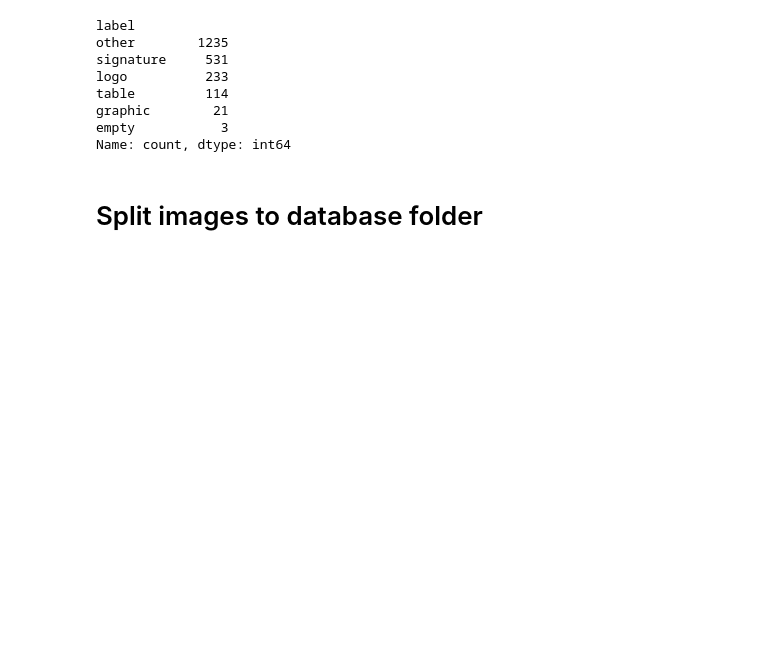
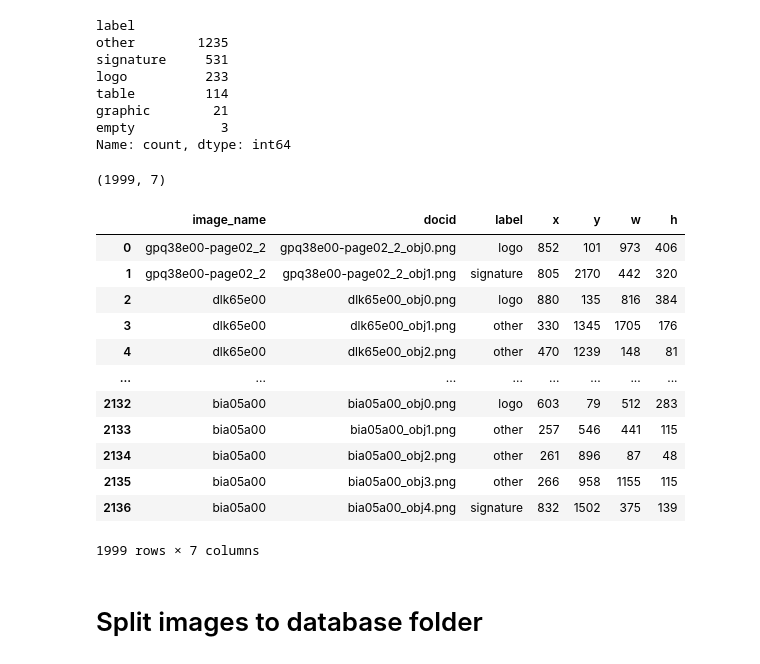
Before and after one commit to Jeff-GITA/Pratech_IR_Project, a Jupyter notebook: Codes/Annotation_Manage.ipynb, the cells around one changed output. Drawn from its saved outputs; the diff is of its cells as text; code cells hidden in the pictures; blank space fills up the shorter version.

```diff
--- a/Codes/Annotation_Manage.ipynb
+++ b/Codes/Annotation_Manage.ipynb
@@ -60,5 +89,5 @@ Name: count, dtype: int64
 # %%
-yolo_txt_dir = "../../Datasets/YOLOv8_PyTorch_TXT_DB/"
+yolo_txt_dir = "../../Datasets/YOLOv5_PyTorch_TXT_DB/"
 create_dir(yolo_txt_dir)
 
 u_docs = selected_annotations_df["image_name"].unique()
@@ -127,7 +156,7 @@ from tqdm import tqdm
 ## Load all files
 # %%
 ## Path of annotated data ##
-path = "../Data/Annotated_Images/"
+path = "../../Old_Data/Annotated_Images/"
 
 ## List folder with annotated data ##
 folders_list = os.listdir(path)
@@ -235,6 +262,30 @@ table         114
 graphic        21
 empty           3
 Name: count, dtype: int64
+# %%
+object_database_file = "../../Datasets/Objects_Database/Objects_Information.csv"
+
+cond = (annotated_df_2["label"]=="logo") | (annotated_df_2["label"]=="signature") | (annotated_df_2["label"]=="other")
+
+select_info_df = annotated_df_2.loc[cond, :]
+print(select_info_df.shape)
+select_info_df.to_csv(object_database_file, index=False)
+select_info_df
+# %% [output]
+(1999, 7)
+|  | image_name | docid | label | x | y | w | h |
+| 0 | gpq38e00-page02_2 | gpq38e00-page02_2_obj0.png | logo | 852 | 101 | 973 | 406 |
+| 1 | gpq38e00-page02_2 | gpq38e00-page02_2_obj1.png | signature | 805 | 2170 | 442 | 320 |
+| 2 | dlk65e00 | dlk65e00_obj0.png | logo | 880 | 135 | 816 | 384 |
+| 3 | dlk65e00 | dlk65e00_obj1.png | other | 330 | 1345 | 1705 | 176 |
+| 4 | dlk65e00 | dlk65e00_obj2.png | other | 470 | 1239 | 148 | 81 |
+| ... | ... | ... | ... | ... | ... | ... | ... |
+| 2132 | bia05a00 | bia05a00_obj0.png | logo | 603 | 79 | 512 | 283 |
+| 2133 | bia05a00 | bia05a00_obj1.png | other | 257 | 546 | 441 | 115 |
+| 2134 | bia05a00 | bia05a00_obj2.png | other | 261 | 896 | 87 | 48 |
+| 2135 | bia05a00 | bia05a00_obj3.png | other | 266 | 958 | 1155 | 115 |
+| 2136 | bia05a00 | bia05a00_obj4.png | signature | 832 | 1502 | 375 | 139 |
+1999 rows × 7 columns
 # %% [markdown]
 # Split images to database folder
 # %% [markdown]
```
Also changed, not shown: parts of 6 cells of this notebook.
